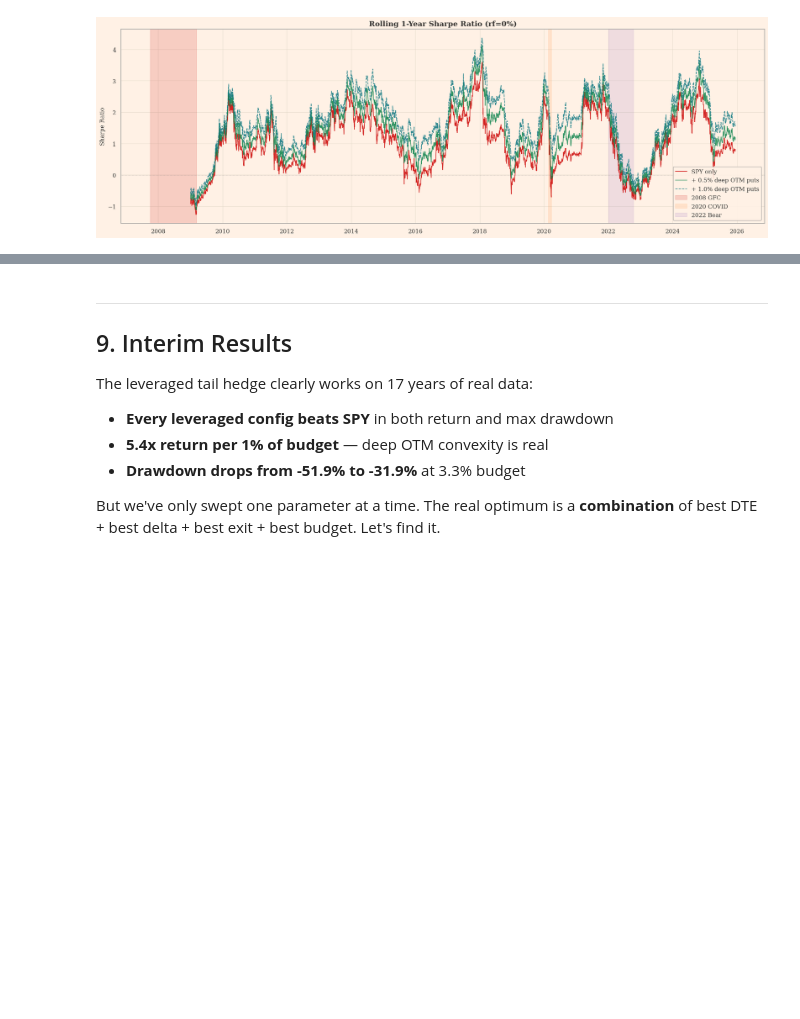
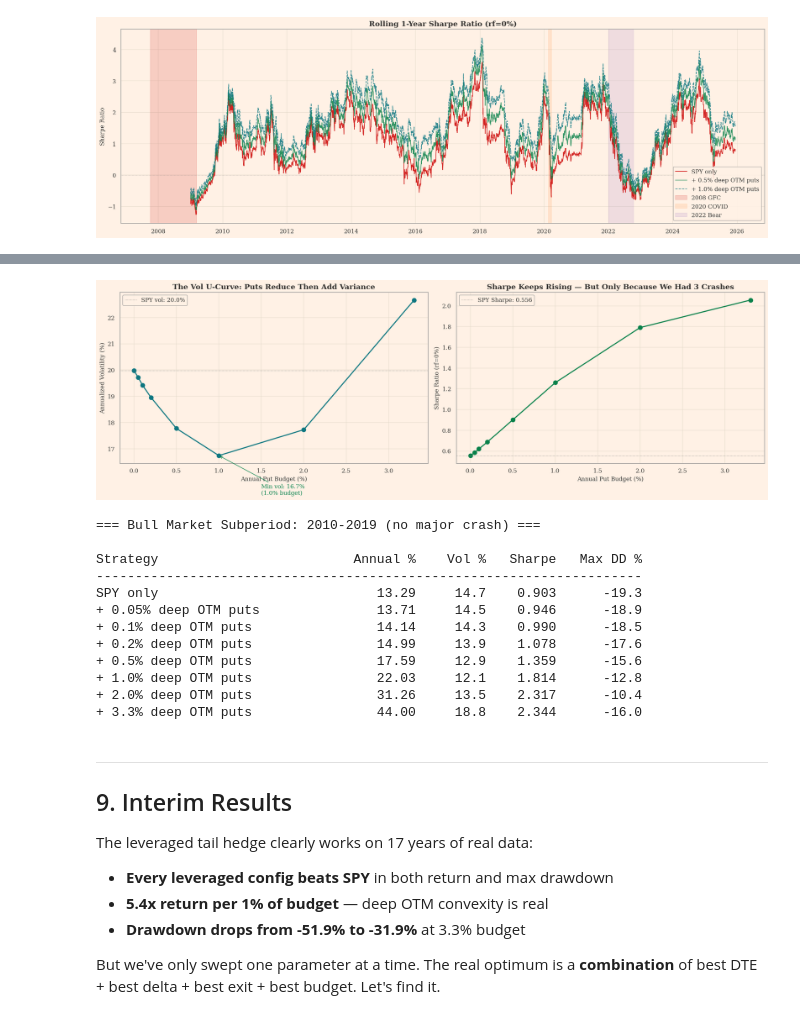
Before and after one commit to lambdaclass/options_backtester, a Jupyter notebook: notebooks/spitznagel_case_rerun.ipynb, the cells around one changed output, grey strips where cells are left out. Saved outputs shown, nothing was run; the diff lists cells and outputs as text; code cells hidden in the pictures; blank space fills up the shorter version.

```diff
--- a/notebooks/spitznagel_case_rerun.ipynb
+++ b/notebooks/spitznagel_case_rerun.ipynb
@@ -766,3 +772,74 @@ plt.show()
+# %%
+# The vol U-curve: puts reduce variance at low budgets, add it at high budgets
+budgets = [0, 0.05, 0.1, 0.2, 0.5, 1.0, 2.0, 3.3]
+all_lev = [no_lev_results[0]] + lev_results[1:]  # SPY, +0.05%, +0.1%, ..., +3.3%
+vols = []
+sharpes = []
+for r in all_lev:
+    d = r['balance']['% change'].dropna()
+    v = d.std() * np.sqrt(252) * 100
+    vols.append(v)
+    sharpes.append(r['annual_ret'] / v if v > 0 else 0)
+
+fig, (ax1, ax2) = plt.subplots(1, 2, figsize=(18, 6))
+
+# Left: Vol vs budget
+ax1.plot(budgets, vols, 'o-', color=FT_BLUE, linewidth=2, markersize=8)
+ax1.axhline(vols[0], color='gray', linestyle=':', linewidth=0.8, label=f'SPY vol: {vols[0]:.1f}%')
+min_vol_idx = vols.index(min(vols))
+ax1.annotate(f'Min vol: {vols[min_vol_idx]:.1f}%\n({budgets[min_vol_idx]}% budget)',
+             xy=(budgets[min_vol_idx], vols[min_vol_idx]),
+             xytext=(budgets[min_vol_idx]+0.5, vols[min_vol_idx]-1.5),
+             arrowprops=dict(arrowstyle='->', color=FT_GREEN), fontsize=11, color=FT_GREEN)
+ax1.set_xlabel('Annual Put Budget (%)')
+ax1.set_ylabel('Annualized Volatility (%)')
+ax1.set_title('The Vol U-Curve: Puts Reduce Then Add Variance', fontweight='bold')
+ax1.legend()
+
+# Right: Sharpe vs budget
+ax2.plot(budgets, sharpes, 'o-', color=FT_GREEN, linewidth=2, markersize=8)
+ax2.axhline(sharpes[0], color='gray', linestyle=':', linewidth=0.8, label=f'SPY Sharpe: {sharpes[0]:.3f}')
+ax2.set_xlabel('Annual Put Budget (%)')
+ax2.set_ylabel('Sharpe Ratio (rf=0%)')
+ax2.set_title('Sharpe Keeps Rising — But Only Because We Had 3 Crashes', fontweight='bold')
+ax2.legend()
+
+plt.tight_layout()
+plt.show()
+
+# Bull market subperiod: 2010-2019 (no crash > -20%)
+print('\n=== Bull Market Subperiod: 2010-2019 (no major crash) ===\n')
+print(f'{"Strategy":<30} {"Annual %":>10} {"Vol %":>8} {"Sharpe":>8} {"Max DD %":>10}')
+print('-' * 70)
+for r in all_lev:
+    cap = r['balance']['total capital']
+    # Filter to 2010-2019
+    sub_cap = cap[(cap.index >= '2010-01-01') & (cap.index < '2020-01-01')]
+    if len(sub_cap) < 100:
+        continue
+    sub_d = sub_cap.pct_change().dropna()
+    total_ret = sub_cap.iloc[-1] / sub_cap.iloc[0]
+    yrs = len(sub_d) / 252
+    ann = (total_ret ** (1/yrs) - 1) * 100
+    vol = sub_d.std() * np.sqrt(252) * 100
+    sh = ann / vol if vol > 0 else 0
+    cummax = sub_cap.cummax()
+    dd = ((sub_cap - cummax) / cummax).min() * 100
+    print(f'{r["name"]:<30} {ann:>10.2f} {vol:>8.1f} {sh:>8.3f} {dd:>10.1f}')
+# %% [output]
+[figure, added]
+=== Bull Market Subperiod: 2010-2019 (no major crash) ===
+
+Strategy                         Annual %    Vol %   Sharpe   Max DD %
+----------------------------------------------------------------------
+SPY only                            13.29     14.7    0.903      -19.3
++ 0.05% deep OTM puts               13.71     14.5    0.946      -18.9
++ 0.1% deep OTM puts                14.14     14.3    0.990      -18.5
++ 0.2% deep OTM puts                14.99     13.9    1.078      -17.6
++ 0.5% deep OTM puts                17.59     12.9    1.359      -15.6
++ 1.0% deep OTM puts                22.03     12.1    1.814      -12.8
++ 2.0% deep OTM puts                31.26     13.5    2.317      -10.4
++ 3.3% deep OTM puts                44.00     18.8    2.344      -16.0
 # %% [markdown]
 ---
 ## 9. Interim Results
```
Also changed, not shown: parts of 1 cell of this notebook.
